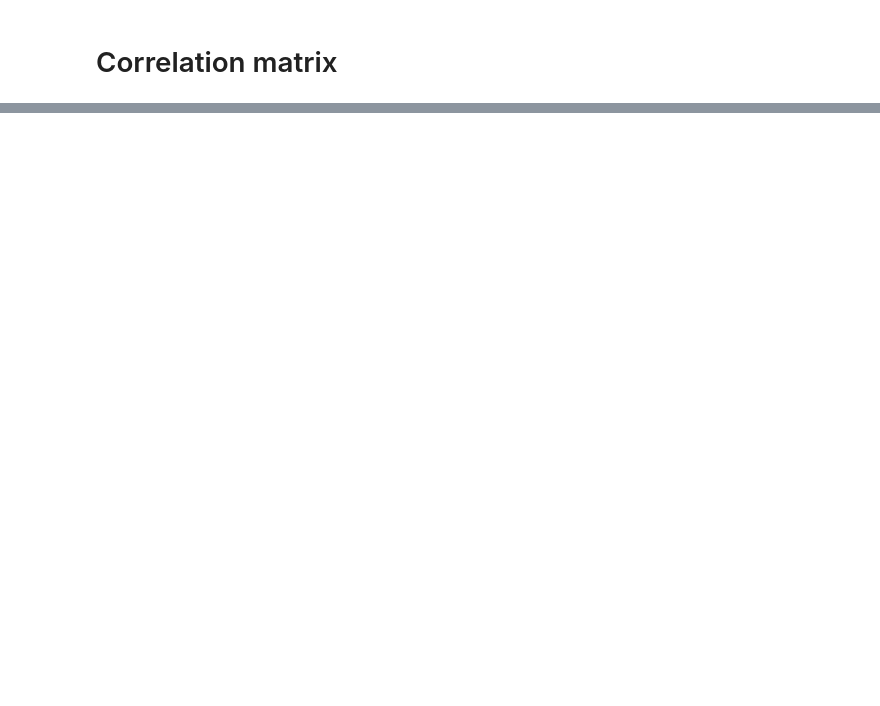
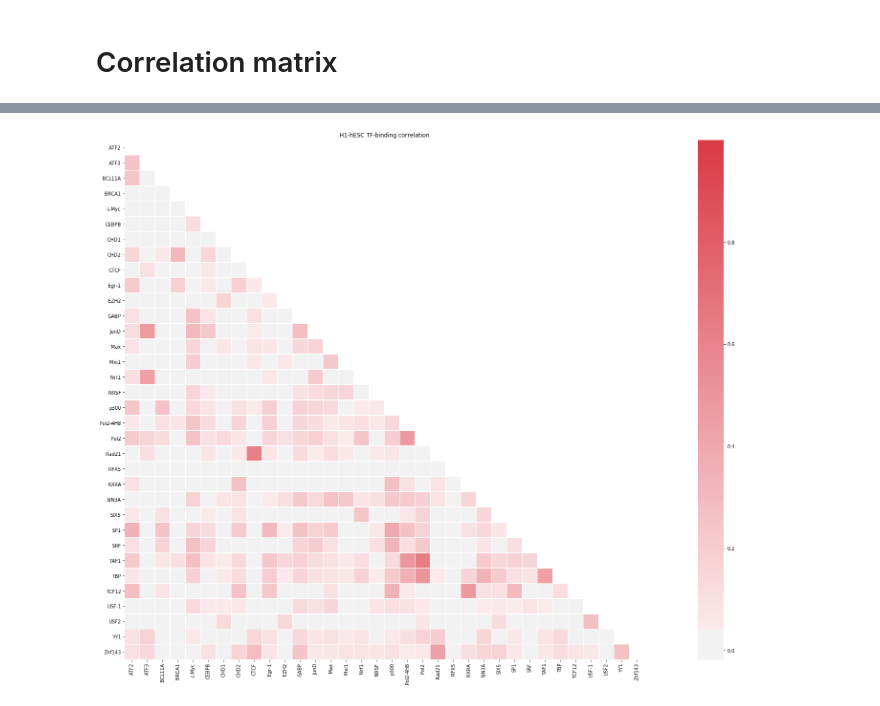
Before and after one commit to alexyku/transcription-factors, a Jupyter notebook: docs/tfti_eda.ipynb, the cells around one changed output, grey strips where cells are left out. Cells and saved outputs as stored; diff of their text form; code cells hidden in the pictures; blank space fills up the shorter version.

```diff
--- a/docs/tfti_eda.ipynb
+++ b/docs/tfti_eda.ipynb
@@ -11,0 +15,6 @@ Populating the interactive namespace from numpy and matplotlib
+# %%
+# Users set datafile filepath
+datafile = "/data/epitome/tmp/deepsea_train/valid.mat"
+deepsea_dev_results = "/data/epitome/tmp/deepsea_train/valid.mat" # TODO
+epitome_dev_results = None # TODO
+valid = True
@@ -79,3 +161,21 @@ plot_correlation(filtered_df, linewidths=0.05)
+# %%
+# filter features
+filter_fn = lambda x: (x in h1hesc_names)
+filtered_names = np.unique(list(filter(filter_fn, names)))
+
+
+filtered_names = sorted(filtered_names, key=str.lower)
+filtered_df = df.loc[filtered_names, filtered_names]
+
+# pretty names for printing
+filtered_df.columns = [x.split('|')[1] for x in filtered_df.columns]
+filtered_df.index = [x.split('|')[1] for x in filtered_df.index]
+
+plt.figure(figsize=(40.0, 20.0))
+plt.title('H1-hESC TF-binding correlation')
+plot_correlation(filtered_df, linewidths=0.05)
+# %% [output]
+[figure, added]
 # %%
 # all 919 features
 plt.figure(figsize=(40.0, 20.0))
```
Also changed, not shown: parts of 6 cells of this notebook, 1 other file.
